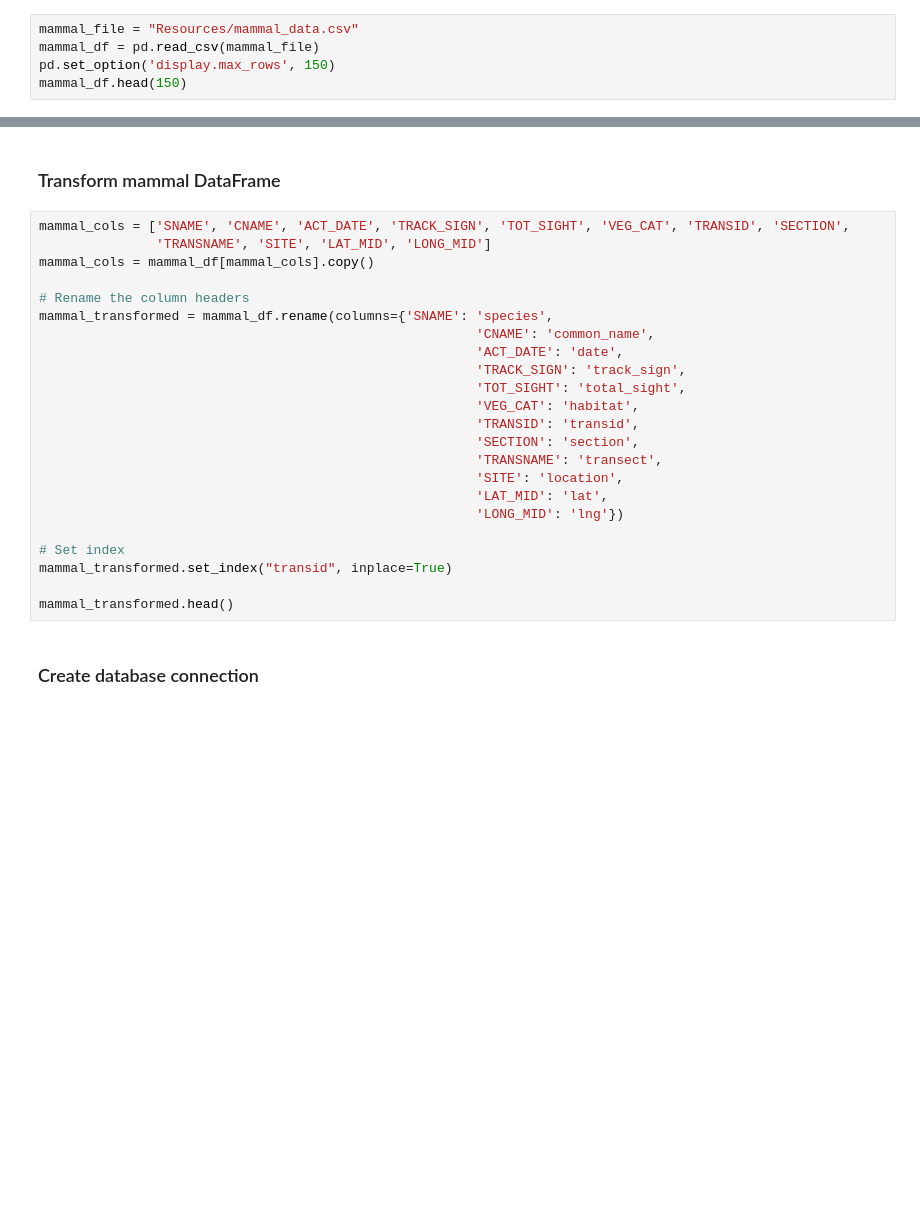
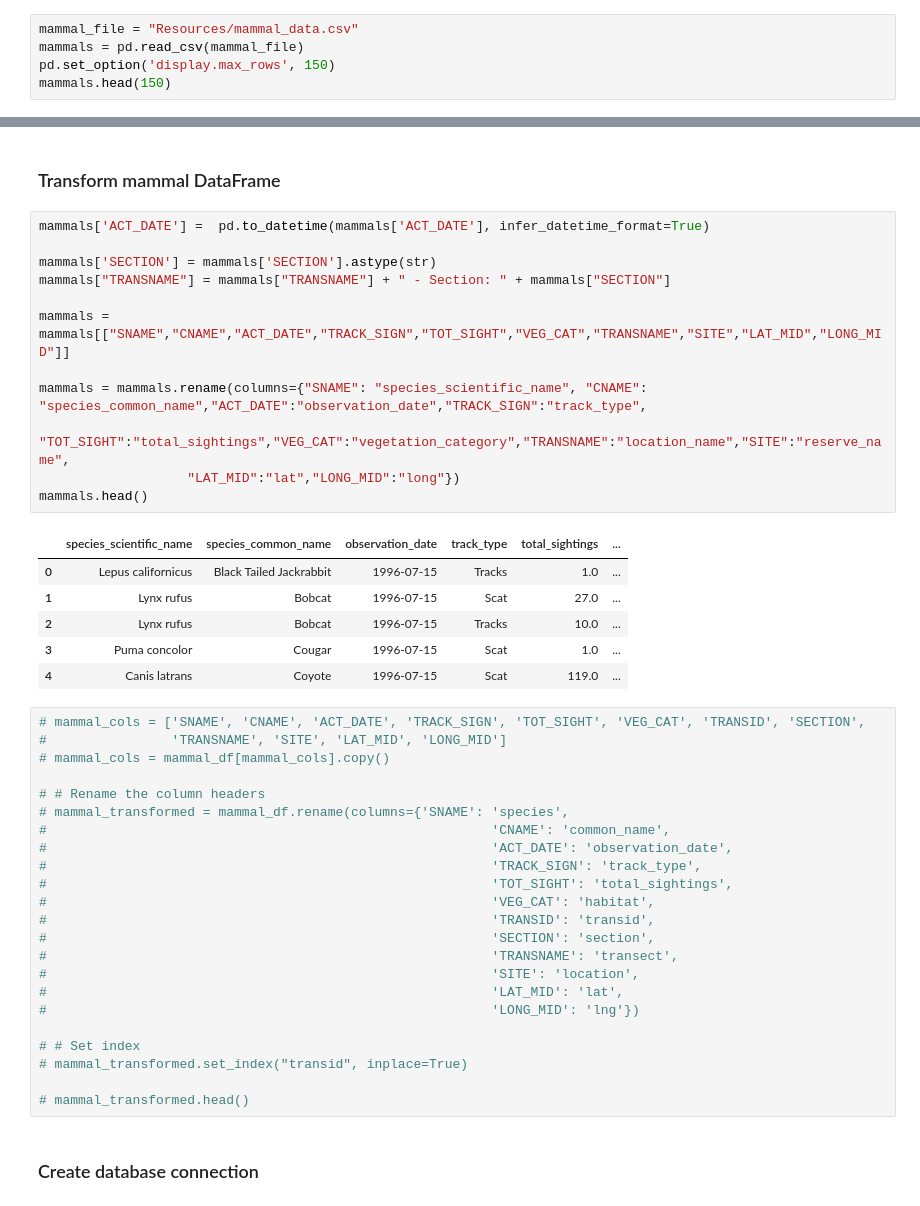
Before and after one commit to rarconaut/Project-2---ETL, a Jupyter notebook: Project2_ETL.ipynb, the cells around one changed output, grey strips where cells are left out. Drawn from its saved outputs; the diff is of its cells as text; blank space fills up the shorter version.

```diff
--- a/Project2_ETL.ipynb
+++ b/Project2_ETL.ipynb
@@ -24,9 +24,9 @@ city_df.head(150)
 150 rows × 42 columns
 # %%
 mammal_file = "Resources/mammal_data.csv"
-mammal_df = pd.read_csv(mammal_file)
+mammals = pd.read_csv(mammal_file)
 pd.set_option('display.max_rows', 150)
-mammal_df.head(150)
+mammals.head(150)
 # %% [output]
 |  | SNAME | CNAME | ACT_DATE | DEACT_DATE | TRACK_SIGN | TOT_HIST | TOT_FRESH | TOT_SIGHT | VEG_CAT | TRANSID | ... |
 | 0 | Lepus californicus | Black Tailed Jackrabbit | 7/15/1996 | 5/31/2013 | Tracks | 0.0 | 1.0 | 1.0 | Riparian and Bottomland Habitat | 1.0 | ... |
@@ -110,29 +110,48 @@ development_type_df.to_csv('Resources/development.csv', index=True)
 city_data_df.to_csv('Resources/clean_city_data.csv', index=True)
 # %% [markdown]
 ### Transform mammal DataFrame
+# %%
+mammals['ACT_DATE'] =  pd.to_datetime(mammals['ACT_DATE'], infer_datetime_format=True)
+
+mammals['SECTION'] = mammals['SECTION'].astype(str)
+mammals["TRANSNAME"] = mammals["TRANSNAME"] + " - Section: " + mammals["SECTION"]
+
+mammals = mammals[["SNAME","CNAME","ACT_DATE","TRACK_SIGN","TOT_SIGHT","VEG_CAT","TRANSNAME","SITE","LAT_MID","LONG_MID"]]
+
+mammals = mammals.rename(columns={"SNAME": "species_scientific_name", "CNAME": "species_common_name","ACT_DATE":"observation_date","TRACK_SIGN":"track_type",
+                   "TOT_SIGHT":"total_sightings","VEG_CAT":"vegetation_category","TRANSNAME":"location_name","SITE":"reserve_name",
+                   "LAT_MID":"lat","LONG_MID":"long"})
+mammals.head()
+# %% [output]
+|  | species_scientific_name | species_common_name | observation_date | track_type | total_sightings | ... |
+| 0 | Lepus californicus | Black Tailed Jackrabbit | 1996-07-15 | Tracks | 1.0 | ... |
+| 1 | Lynx rufus | Bobcat | 1996-07-15 | Scat | 27.0 | ... |
+| 2 | Lynx rufus | Bobcat | 1996-07-15 | Tracks | 10.0 | ... |
+| 3 | Puma concolor | Cougar | 1996-07-15 | Scat | 1.0 | ... |
+| 4 | Canis latrans | Coyote | 1996-07-15 | Scat | 119.0 | ... |
 # %%
-mammal_cols = ['SNAME', 'CNAME', 'ACT_DATE', 'TRACK_SIGN', 'TOT_SIGHT', 'VEG_CAT', 'TRANSID', 'SECTION',
-               'TRANSNAME', 'SITE', 'LAT_MID', 'LONG_MID']
-mammal_cols = mammal_df[mammal_cols].copy()
+# mammal_cols = ['SNAME', 'CNAME', 'ACT_DATE', 'TRACK_SIGN', 'TOT_SIGHT', 'VEG_CAT', 'TRANSID', 'SECTION',
+#                'TRANSNAME', 'SITE', 'LAT_MID', 'LONG_MID']
+# mammal_cols = mammal_df[mammal_cols].copy()
 
-# Rename the column headers
-mammal_transformed = mammal_df.rename(columns={'SNAME': 'species',
-                                                        'CNAME': 'common_name',
-                                                        'ACT_DATE': 'date',
-                                                        'TRACK_SIGN': 'track_sign',
-                                                        'TOT_SIGHT': 'total_sight',
-                                                        'VEG_CAT': 'habitat',
-                                                        'TRANSID': 'transid',
-                                                        'SECTION': 'section',
-                                                        'TRANSNAME': 'transect',
-                                                        'SITE': 'location',
-                                                        'LAT_MID': 'lat',
-                                                        'LONG_MID': 'lng'})
+# # Rename the column headers
+# mammal_transformed = mammal_df.rename(columns={'SNAME': 'species',
+#                                                         'CNAME': 'common_name',
+#                                                         'ACT_DATE': 'observation_date',
+#                                                         'TRACK_SIGN': 'track_type',
+#                                                         'TOT_SIGHT': 'total_sightings',
+#                                                         'VEG_CAT': 'habitat',
+#                                                         'TRANSID': 'transid',
+#                                                         'SECTION': 'section',
+#                                                         'TRANSNAME': 'transect',
+#                                                         'SITE': 'location',
+#                                                         'LAT_MID': 'lat',
+#                                                         'LONG_MID': 'lng'})
 
-# Set index
-mammal_transformed.set_index("transid", inplace=True)
+# # Set index
+# mammal_transformed.set_index("transid", inplace=True)
 
-mammal_transformed.head()
+# mammal_transformed.head()
 # %% [markdown]
 ### Create database connection
 # %%
```
Also changed, not shown: parts of 4 cells of this notebook.
